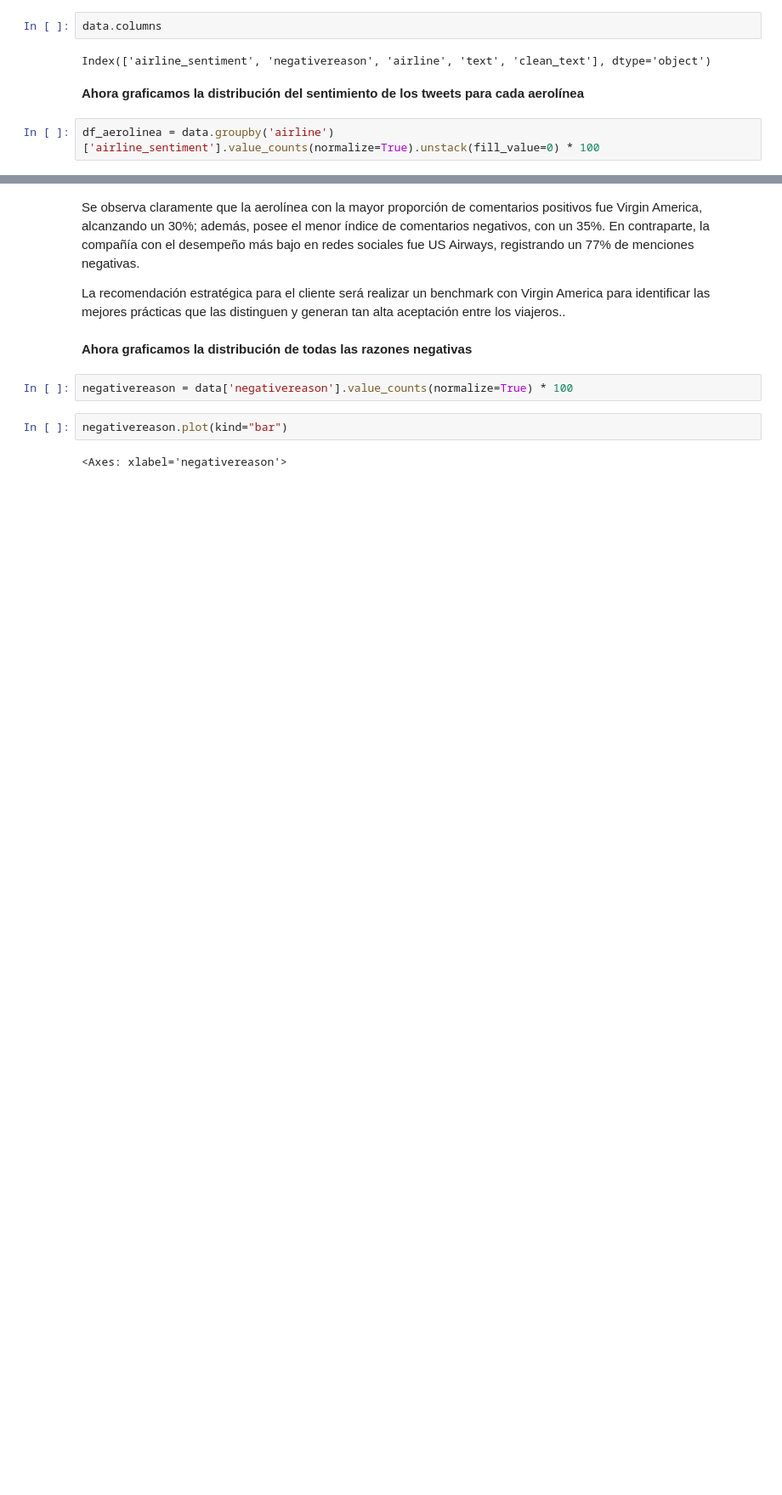
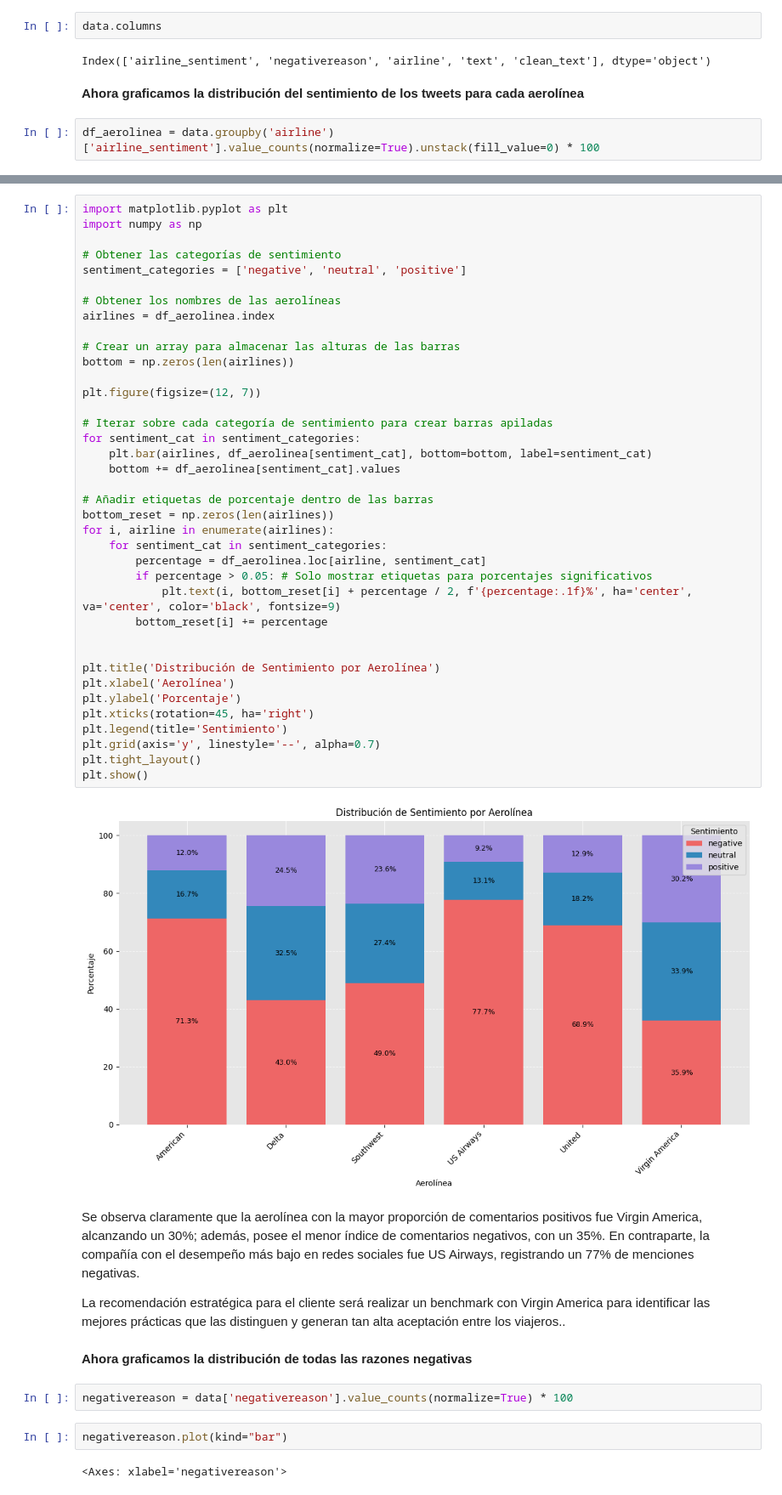
Before and after one commit to lenmecc/miniature-enigma, a Jupyter notebook: Proyecto_NLP_Tweeter.ipynb, the cells around one changed output, grey strips where cells are left out. Shown at 85% size. Cells and saved outputs as stored; diff of their text form; blank space fills up the shorter version.

```diff
--- a/Proyecto_NLP_Tweeter.ipynb
+++ b/Proyecto_NLP_Tweeter.ipynb
@@ -339,3 +341,43 @@ fig.show()
+# %%
+import matplotlib.pyplot as plt
+import numpy as np
+
+# Obtener las categorías de sentimiento
+sentiment_categories = ['negative', 'neutral', 'positive']
+
+# Obtener los nombres de las aerolíneas
+airlines = df_aerolinea.index
+
+# Crear un array para almacenar las alturas de las barras
+bottom = np.zeros(len(airlines))
+
+plt.figure(figsize=(12, 7))
+
+# Iterar sobre cada categoría de sentimiento para crear barras apiladas
+for sentiment_cat in sentiment_categories:
+    plt.bar(airlines, df_aerolinea[sentiment_cat], bottom=bottom, label=sentiment_cat)
+    bottom += df_aerolinea[sentiment_cat].values
+
+# Añadir etiquetas de porcentaje dentro de las barras
+bottom_reset = np.zeros(len(airlines))
+for i, airline in enumerate(airlines):
+    for sentiment_cat in sentiment_categories:
+        percentage = df_aerolinea.loc[airline, sentiment_cat]
+        if percentage > 0.05: # Solo mostrar etiquetas para porcentajes significativos
+            plt.text(i, bottom_reset[i] + percentage / 2, f'{percentage:.1f}%', ha='center', va='center', color='black', fontsize=9)
+        bottom_reset[i] += percentage
+
+
+plt.title('Distribución de Sentimiento por Aerolínea')
+plt.xlabel('Aerolínea')
+plt.ylabel('Porcentaje')
+plt.xticks(rotation=45, ha='right')
+plt.legend(title='Sentimiento')
+plt.grid(axis='y', linestyle='--', alpha=0.7)
+plt.tight_layout()
+plt.show()
+# %% [output]
+[figure, added]
 # %% [markdown]
 Se observa claramente que la aerolínea con la mayor proporción de comentarios positivos fue Virgin America, alcanzando un 30%; además, posee el menor índice de comentarios negativos, con un 35%. En contraparte, la compañía con el desempeño más bajo en redes sociales fue US Airways, registrando un 77% de menciones negativas.
 
```
Also changed, not shown: parts of 9 cells of this notebook.
